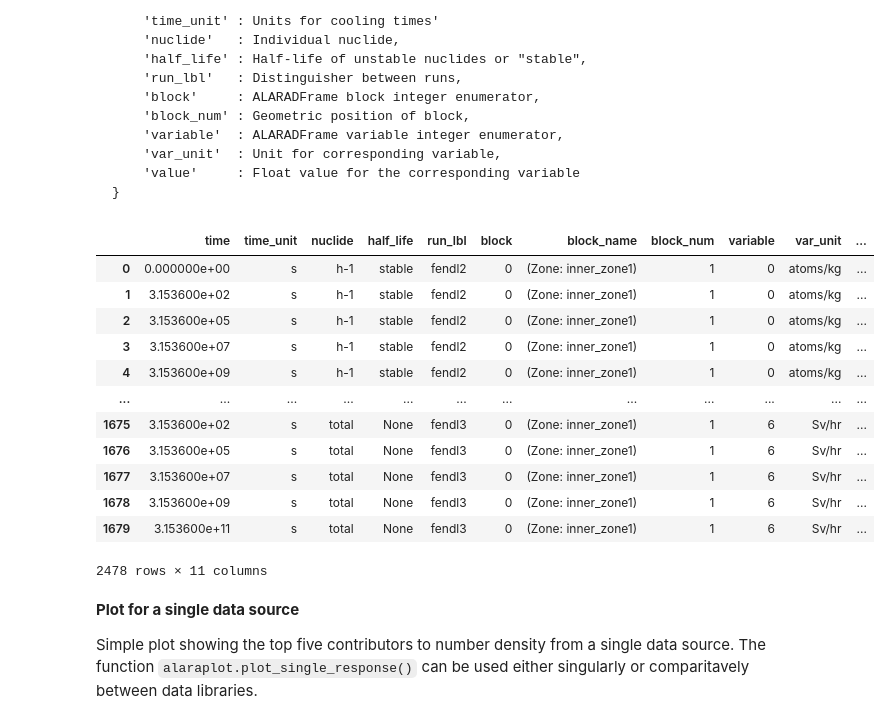
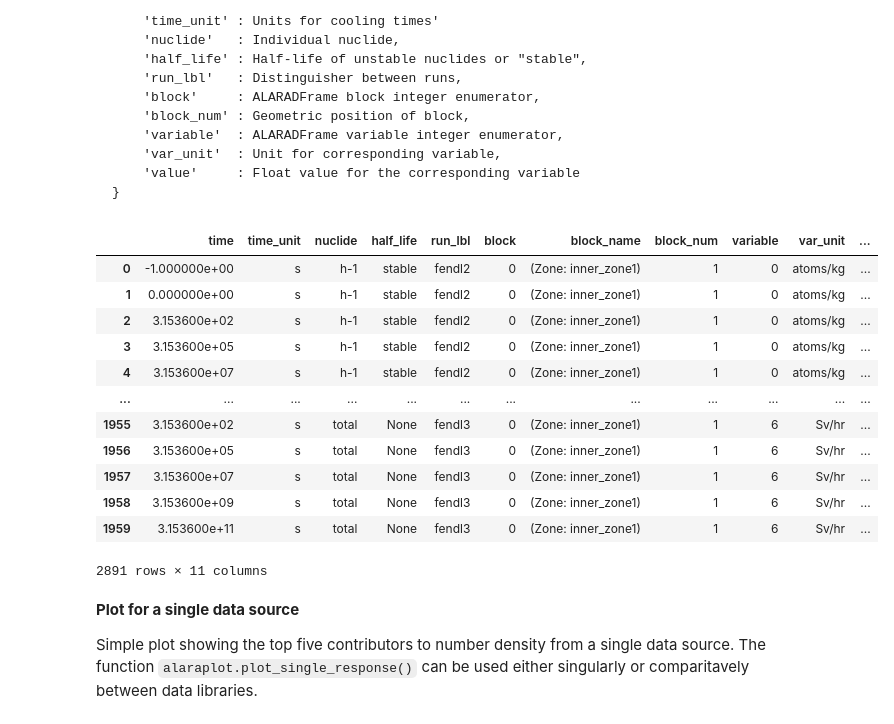
Before and after one commit to svalinn/ALARA, a Jupyter notebook: tools/ALARAJOYWrapper/alarajoy_QA_notebook.ipynb, the cells around one changed output. Saved outputs shown, nothing was run; the diff lists cells and outputs as text; code cells hidden in the pictures.

````diff
--- a/tools/ALARAJOYWrapper/alarajoy_QA_notebook.ipynb
+++ b/tools/ALARAJOYWrapper/alarajoy_QA_notebook.ipynb
@@ -53,23 +53,24 @@ Store all tabular data from both runs' output files into a single ALARADFrame of
 }
 ```
 # %%
+importlib.reload(aop)
 lib = aop.DataLibrary()
 adf = aop.DataLibrary.make_entries(lib, data_source)
 adf
 # %% [output]
 |  | time | time_unit | nuclide | half_life | run_lbl | block | block_name | block_num | variable | var_unit | ... |
-| 0 | 0.000000e+00 | s | h-1 | stable | fendl2 | 0 | (Zone: inner_zone1) | 1 | 0 | atoms/kg | ... |
-| 1 | 3.153600e+02 | s | h-1 | stable | fendl2 | 0 | (Zone: inner_zone1) | 1 | 0 | atoms/kg | ... |
-| 2 | 3.153600e+05 | s | h-1 | stable | fendl2 | 0 | (Zone: inner_zone1) | 1 | 0 | atoms/kg | ... |
-| 3 | 3.153600e+07 | s | h-1 | stable | fendl2 | 0 | (Zone: inner_zone1) | 1 | 0 | atoms/kg | ... |
-| 4 | 3.153600e+09 | s | h-1 | stable | fendl2 | 0 | (Zone: inner_zone1) | 1 | 0 | atoms/kg | ... |
+| 0 | -1.000000e+00 | s | h-1 | stable | fendl2 | 0 | (Zone: inner_zone1) | 1 | 0 | atoms/kg | ... |
+| 1 | 0.000000e+00 | s | h-1 | stable | fendl2 | 0 | (Zone: inner_zone1) | 1 | 0 | atoms/kg | ... |
+| 2 | 3.153600e+02 | s | h-1 | stable | fendl2 | 0 | (Zone: inner_zone1) | 1 | 0 | atoms/kg | ... |
+| 3 | 3.153600e+05 | s | h-1 | stable | fendl2 | 0 | (Zone: inner_zone1) | 1 | 0 | atoms/kg | ... |
+| 4 | 3.153600e+07 | s | h-1 | stable | fendl2 | 0 | (Zone: inner_zone1) | 1 | 0 | atoms/kg | ... |
 | ... | ... | ... | ... | ... | ... | ... | ... | ... | ... | ... | ... |
-| 1675 | 3.153600e+02 | s | total | None | fendl3 | 0 | (Zone: inner_zone1) | 1 | 6 | Sv/hr | ... |
-| 1676 | 3.153600e+05 | s | total | None | fendl3 | 0 | (Zone: inner_zone1) | 1 | 6 | Sv/hr | ... |
-| 1677 | 3.153600e+07 | s | total | None | fendl3 | 0 | (Zone: inner_zone1) | 1 | 6 | Sv/hr | ... |
-| 1678 | 3.153600e+09 | s | total | None | fendl3 | 0 | (Zone: inner_zone1) | 1 | 6 | Sv/hr | ... |
-| 1679 | 3.153600e+11 | s | total | None | fendl3 | 0 | (Zone: inner_zone1) | 1 | 6 | Sv/hr | ... |
+| 1955 | 3.153600e+02 | s | total | None | fendl3 | 0 | (Zone: inner_zone1) | 1 | 6 | Sv/hr | ... |
+| 1956 | 3.153600e+05 | s | total | None | fendl3 | 0 | (Zone: inner_zone1) | 1 | 6 | Sv/hr | ... |
+| 1957 | 3.153600e+07 | s | total | None | fendl3 | 0 | (Zone: inner_zone1) | 1 | 6 | Sv/hr | ... |
+| 1958 | 3.153600e+09 | s | total | None | fendl3 | 0 | (Zone: inner_zone1) | 1 | 6 | Sv/hr | ... |
+| 1959 | 3.153600e+11 | s | total | None | fendl3 | 0 | (Zone: inner_zone1) | 1 | 6 | Sv/hr | ... |
-2478 rows × 11 columns
+2891 rows × 11 columns
 # %% [markdown]
 **Plot for a single data source**
 
````
Also changed, not shown: parts of 5 cells of this notebook, 8 other files.
